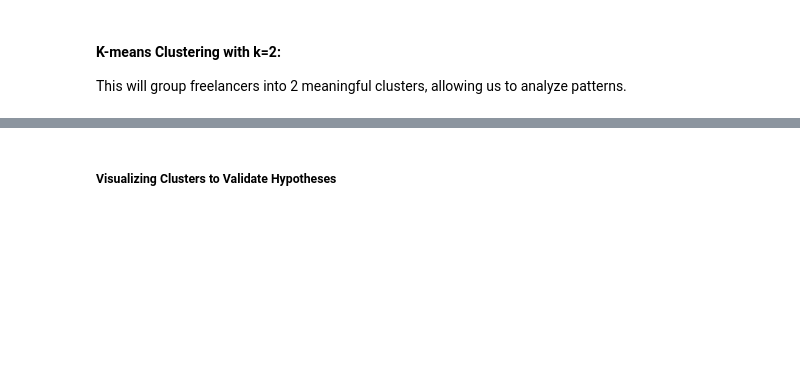
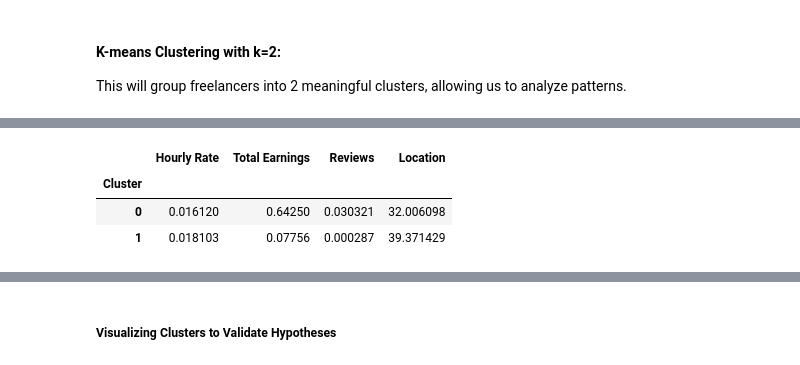
Before and after one commit to iRoseM/Freelancing-Trends--IT362, a Jupyter notebook: IT362_groub_6.ipynb, the cells around one changed output, grey strips where cells are left out. Saved outputs shown, nothing was run; the diff lists cells and outputs as text; code cells hidden in the pictures; blank space fills up the shorter version.

```diff
--- a/IT362_groub_6.ipynb
+++ b/IT362_groub_6.ipynb
@@ -1834,9 +2214,14 @@ df["Cluster"].value_counts()
 # %%
 # To compare the averages of key features per cluster to see how they differ.
 
-# Select only numeric columns before calculating the mean
-numeric_cols = df.select_dtypes(include=["number"]).columns
+# Define the specific features to include in the summary
+selected_features = ['Hourly Rate', 'Total Earnings', 'Reviews', 'Location']
 
-# Group by Cluster and compute the mean for numeric columns only
-cluster_summary = df.groupby("Cluster")[numeric_cols].mean()
+# Group by Cluster and compute the mean for selected numeric features
+cluster_summary = df.groupby("Cluster")[selected_features].mean()
 display(cluster_summary)
+# %% [output]
+|  | Hourly Rate | Total Earnings | Reviews | Location |
+| Cluster |  |  |  |  |
+| 0 | 0.016120 | 0.64250 | 0.030321 | 32.006098 |
+| 1 | 0.018103 | 0.07756 | 0.000287 | 39.371429 |
```
Also changed, not shown: parts of 49 cells of this notebook.
